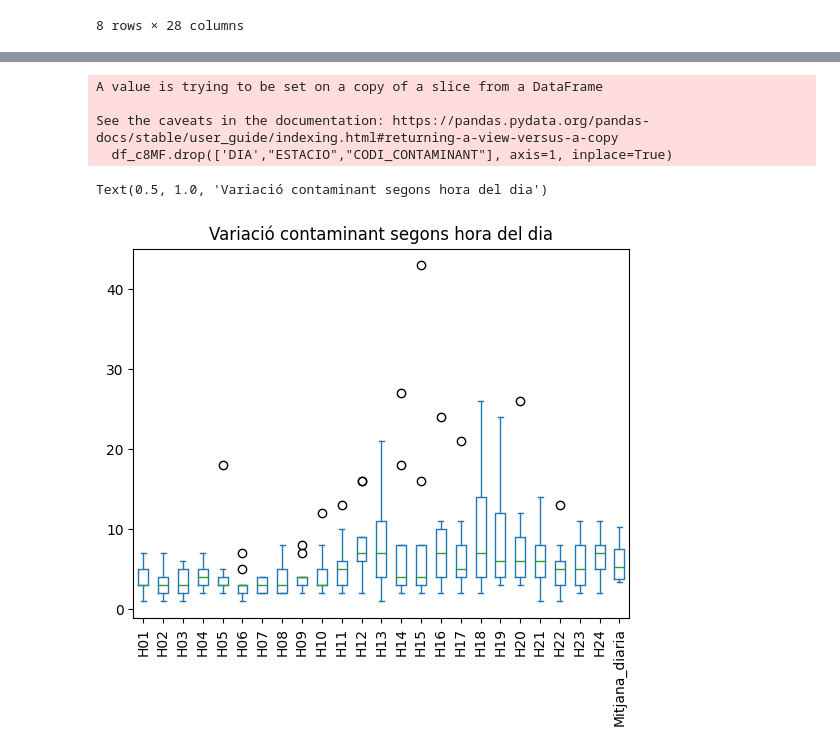
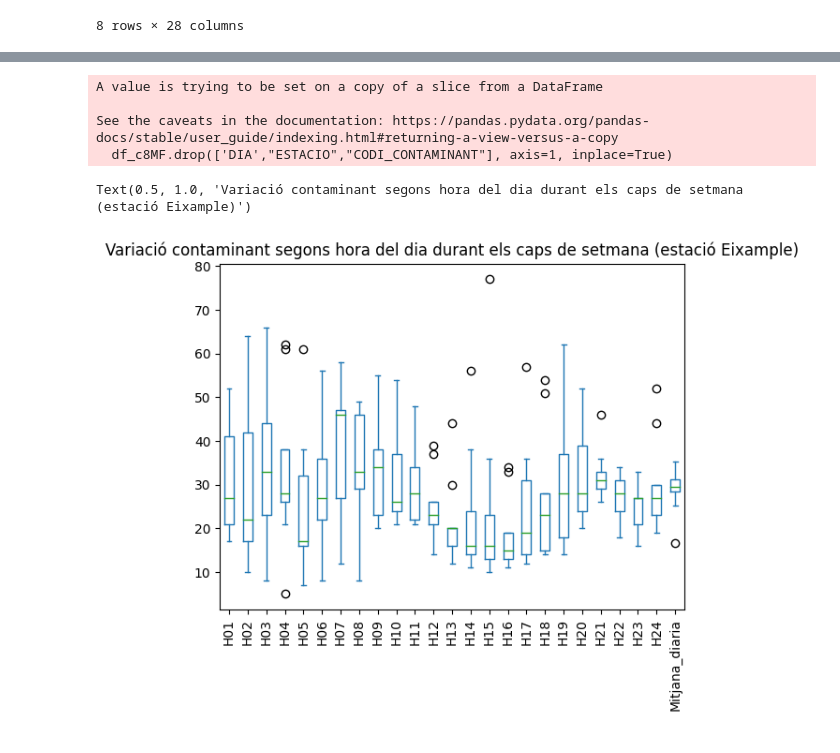
Before and after one commit to MariaAbb7/ProgramesCursPython_B2, a Jupyter notebook: ProjecteContaminantsBCN.ipynb, the cells around one changed output, grey strips where cells are left out. Drawn from its saved outputs; the diff is of its cells as text; code cells hidden in the pictures.

```diff
--- a/ProjecteContaminantsBCN.ipynb
+++ b/ProjecteContaminantsBCN.ipynb
@@ -200,7 +200,7 @@ sns.boxplot(x='ESTACIO', y="Mitjana_diaria", data=df_c8)
 # %%
 #Estudi de les mesures amb valors màxims
 
-df_c8M= df_c8[df_c8["ESTACIO"] == 58]
+df_c8M= df_c8[df_c8["ESTACIO"] == 43]
 df_c8M.describe()
 df_c8M.head()
 # %% [output]
@@ -228,20 +230,20 @@ fig = plt.figure()
 <Figure size 640x480 with 0 Axes>
 # %%
-#Seleccionamos segun dia de la semana laborable o no
+#Seleccionamos fines de semana
 #En octubre los fines de semana han sido: 1,7,8,14,15,21,22,28,29
 
 df_c8MF= df_c8M[(df_c8M["DIA"] == 1)|(df_c8M["DIA"] == 7)|(df_c8M["DIA"] == 8)|(df_c8M["DIA"] == 14)|(df_c8M["DIA"] == 15)|(df_c8M["DIA"] == 21)|(df_c8M["DIA"] == 22)|(df_c8M["DIA"] == 28)|(df_c8M["DIA"] == 29)]
 df_c8MF
 
 df_c8MF.drop(['DIA',"ESTACIO","CODI_CONTAMINANT"], axis=1, inplace=True)
 df_c8MF.head()
 df_c8MF.plot(kind="box")
 plt.xticks(rotation=90) #rotar els labels de l'eix x
-plt.title("Variació contaminant segons hora del dia")
+plt.title("Variació contaminant segons hora del dia durant els caps de setmana (estació Eixample)")
 # %% [output]
 A value is trying to be set on a copy of a slice from a DataFrame
 
 See the caveats in the documentation: https://pandas.pydata.org/pandas-docs/stable/user_guide/indexing.html#returning-a-view-versus-a-copy
   df_c8MF.drop(['DIA',"ESTACIO","CODI_CONTAMINANT"], axis=1, inplace=True)
-Text(0.5, 1.0, 'Variació contaminant segons hora del dia')
+Text(0.5, 1.0, 'Variació contaminant segons hora del dia durant els caps de setmana (estació Eixample)')
-[figure, old version]
+[figure, new version]
```
Also changed, not shown: parts of 24 cells of this notebook.
